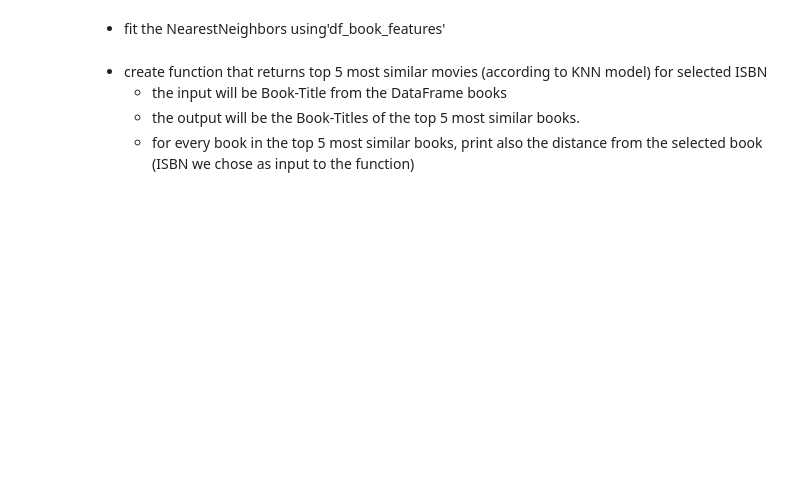
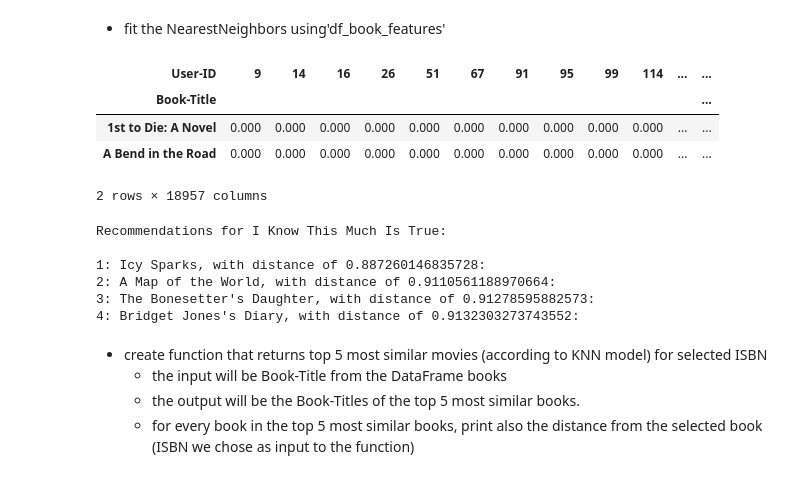
Before and after one commit to elslb/recommender_systems_practice, a Jupyter notebook: CF_memory_based_exercise.ipynb, the cells around one changed output. Cells and saved outputs as stored; diff of their text form; code cells hidden in the pictures; blank space fills up the shorter version.

```diff
--- a/CF_memory_based_exercise.ipynb
+++ b/CF_memory_based_exercise.ipynb
@@ -59,3 +156,6 @@ nn = NearestNeighbors(n_neighbors=5)
 # %% [markdown]
 * fit the NearestNeighbors using'df_book_features'
+# %%
+# we need to fill NaN values as 0's before using KNN since it measures distances between the rating vectors
+user_book_rating = user_book_rating.fillna(0)
 # %%
@@ -63,3 +163,27 @@ model = nn.fit(df_book_features)
+# %%
+user_book_rating.head(2)
+# %% [output]
+| User-ID | 9 | 14 | 16 | 26 | 51 | 67 | 91 | 95 | 99 | 114 | ... | ... |
+| Book-Title |  |  |  |  |  |  |  |  |  |  |  | ... |
+| 1st to Die: A Novel | 0.000 | 0.000 | 0.000 | 0.000 | 0.000 | 0.000 | 0.000 | 0.000 | 0.000 | 0.000 | ... | ... |
+| A Bend in the Road | 0.000 | 0.000 | 0.000 | 0.000 | 0.000 | 0.000 | 0.000 | 0.000 | 0.000 | 0.000 | ... | ... |
+2 rows × 18957 columns
+# %%
+# testing the model with some recommendations
+query_idx = np.random.choice(user_book_rating.shape[0])
+distances, idx = nn.kneighbors(np.asarray(user_book_rating.iloc[query_idx, :]).reshape(1, -1), n_neighbors=5)
+for i in range(0, len(distances.flatten())):
+    if i == 0:
+        print('Recommendations for {0}:\n'.format(user_book_rating.index[query_idx]))
+    else:
+        print('{0}: {1}, with distance of {2}:'.format(i, user_book_rating.index[idx.flatten()[i]], distances.flatten()[i]))
+# %% [output]
+Recommendations for I Know This Much Is True:
+
+1: Icy Sparks, with distance of 0.887260146835728:
+2: A Map of the World, with distance of 0.9110561188970664:
+3: The Bonesetter's Daughter, with distance of 0.91278595882573:
+4: Bridget Jones's Diary, with distance of 0.9132303273743552:
 # %% [markdown]
 * create function that returns top 5 most similar movies (according to KNN model) for selected ISBN
     * the input will be Book-Title from the DataFrame books
```
Also changed, not shown: parts of 19 cells of this notebook.
